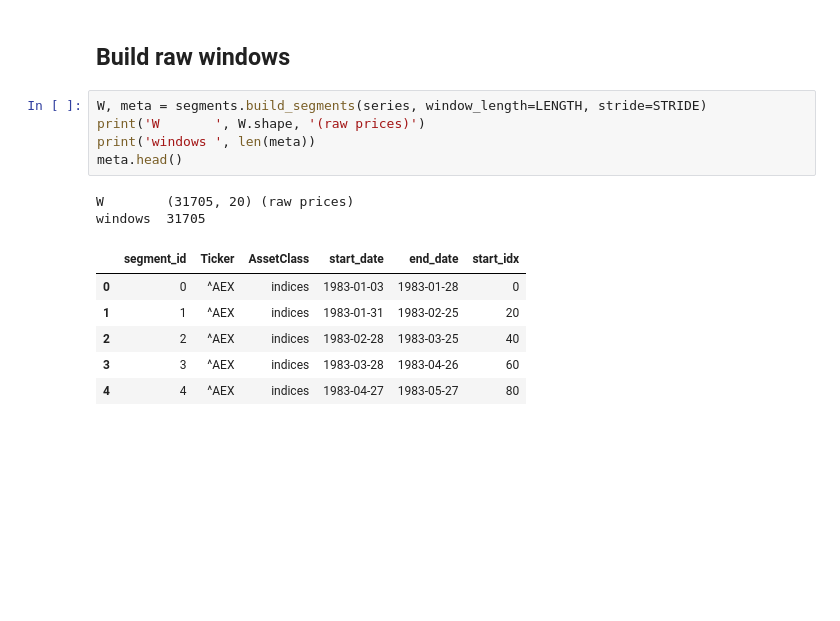
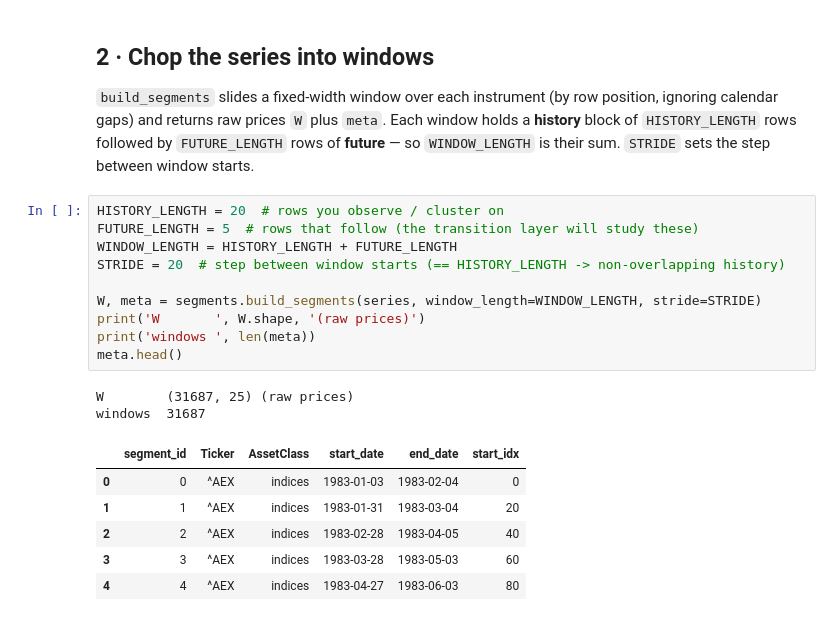
Before and after one commit to marcdumon/investalyze, a Jupyter notebook: notebooks/3_segment_explore.ipynb, the cells around one changed output. Saved outputs shown, nothing was run; the diff lists cells and outputs as text; blank space fills up the shorter version.

```diff
--- a/notebooks/3_segment_explore.ipynb
+++ b/notebooks/3_segment_explore.ipynb
@@ -48,18 +49,28 @@ indices     ^AEX      11054
             ^XU100     9110
 Length: 62, dtype: int64
 # %% [markdown]
-## Build raw windows
+## 2 · Chop the series into windows
+
+`build_segments` slides a fixed-width window over each instrument (by row position, ignoring calendar
+gaps) and returns raw prices `W` plus `meta`. Each window holds a **history** block of
+`HISTORY_LENGTH` rows followed by `FUTURE_LENGTH` rows of **future** — so `WINDOW_LENGTH` is their
+sum. `STRIDE` sets the step between window starts.
 # %%
-W, meta = segments.build_segments(series, window_length=LENGTH, stride=STRIDE)
+HISTORY_LENGTH = 20  # rows you observe / cluster on
+FUTURE_LENGTH = 5  # rows that follow (the transition layer will study these)
+WINDOW_LENGTH = HISTORY_LENGTH + FUTURE_LENGTH
+STRIDE = 20  # step between window starts (== HISTORY_LENGTH -> non-overlapping history)
+
+W, meta = segments.build_segments(series, window_length=WINDOW_LENGTH, stride=STRIDE)
 print('W       ', W.shape, '(raw prices)')
 print('windows ', len(meta))
 meta.head()
 # %% [output]
-W        (31705, 20) (raw prices)
-windows  31705
+W        (31687, 25) (raw prices)
+windows  31687
 |  | segment_id | Ticker | AssetClass | start_date | end_date | start_idx |
-| 0 | 0 | ^AEX | indices | 1983-01-03 | 1983-01-28 | 0 |
-| 1 | 1 | ^AEX | indices | 1983-01-31 | 1983-02-25 | 20 |
-| 2 | 2 | ^AEX | indices | 1983-02-28 | 1983-03-25 | 40 |
-| 3 | 3 | ^AEX | indices | 1983-03-28 | 1983-04-26 | 60 |
-| 4 | 4 | ^AEX | indices | 1983-04-27 | 1983-05-27 | 80 |
+| 0 | 0 | ^AEX | indices | 1983-01-03 | 1983-02-04 | 0 |
+| 1 | 1 | ^AEX | indices | 1983-01-31 | 1983-03-04 | 20 |
+| 2 | 2 | ^AEX | indices | 1983-02-28 | 1983-04-05 | 40 |
+| 3 | 3 | ^AEX | indices | 1983-03-28 | 1983-05-03 | 60 |
+| 4 | 4 | ^AEX | indices | 1983-04-27 | 1983-06-03 | 80 |
```
Also changed, not shown: parts of 12 cells of this notebook.
